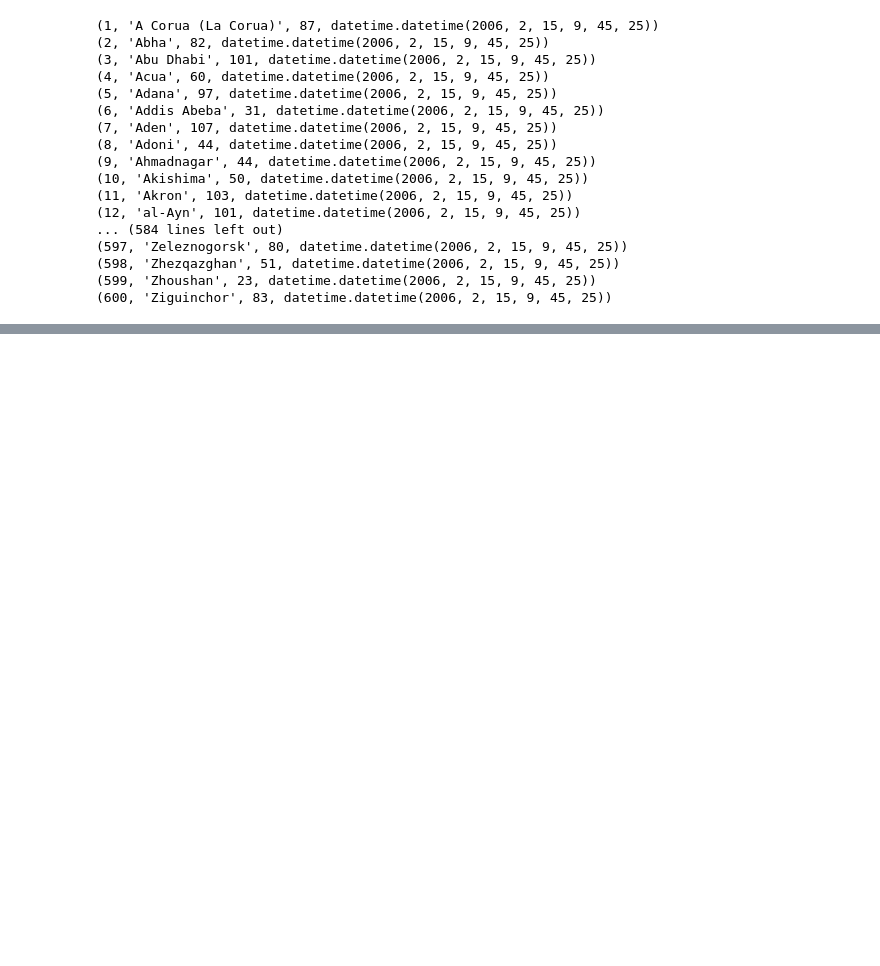
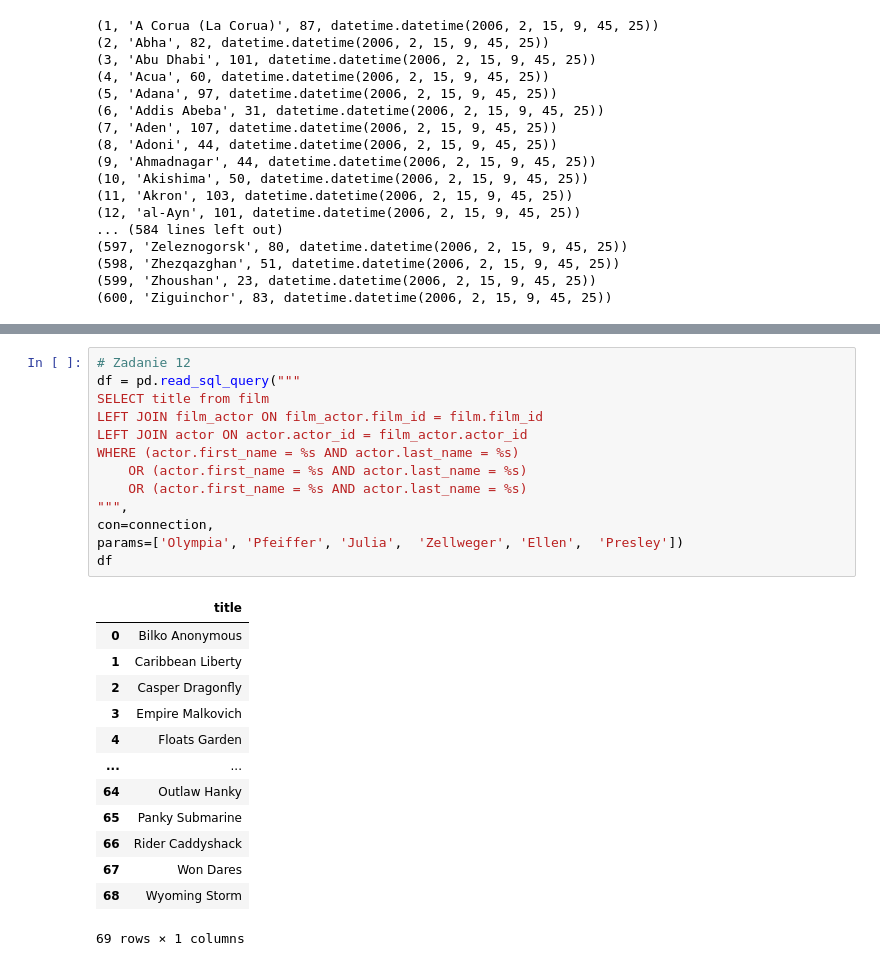
Before and after one commit to PiotrWolnik/Piotr_Wolnik_AiBD, a Jupyter notebook: Lab2/L2PiotrWolnik.ipynb, the cells around one changed output, grey strips where cells are left out. Cells and saved outputs as stored; diff of their text form; blank space fills up the shorter version.

```diff
--- a/Lab2/L2PiotrWolnik.ipynb
+++ b/Lab2/L2PiotrWolnik.ipynb
@@ -56,0 +237,27 @@ print(type(df))
+# %%
+# Zadanie 12
+df = pd.read_sql_query("""
+SELECT title from film
+LEFT JOIN film_actor ON film_actor.film_id = film.film_id
+LEFT JOIN actor ON actor.actor_id = film_actor.actor_id
+WHERE (actor.first_name = %s AND actor.last_name = %s)
+    OR (actor.first_name = %s AND actor.last_name = %s)
+    OR (actor.first_name = %s AND actor.last_name = %s)
+""",
+con=connection,
+params=['Olympia', 'Pfeiffer', 'Julia',  'Zellweger', 'Ellen',  'Presley'])
+df
+# %% [output]
+|  | title |
+| 0 | Bilko Anonymous |
+| 1 | Caribbean Liberty |
+| 2 | Casper Dragonfly |
+| 3 | Empire Malkovich |
+| 4 | Floats Garden |
+| ... | ... |
+| 64 | Outlaw Hanky |
+| 65 | Panky Submarine |
+| 66 | Rider Caddyshack |
+| 67 | Won Dares |
+| 68 | Wyoming Storm |
+69 rows × 1 columns
```
Also changed, not shown: parts of 11 cells of this notebook.
